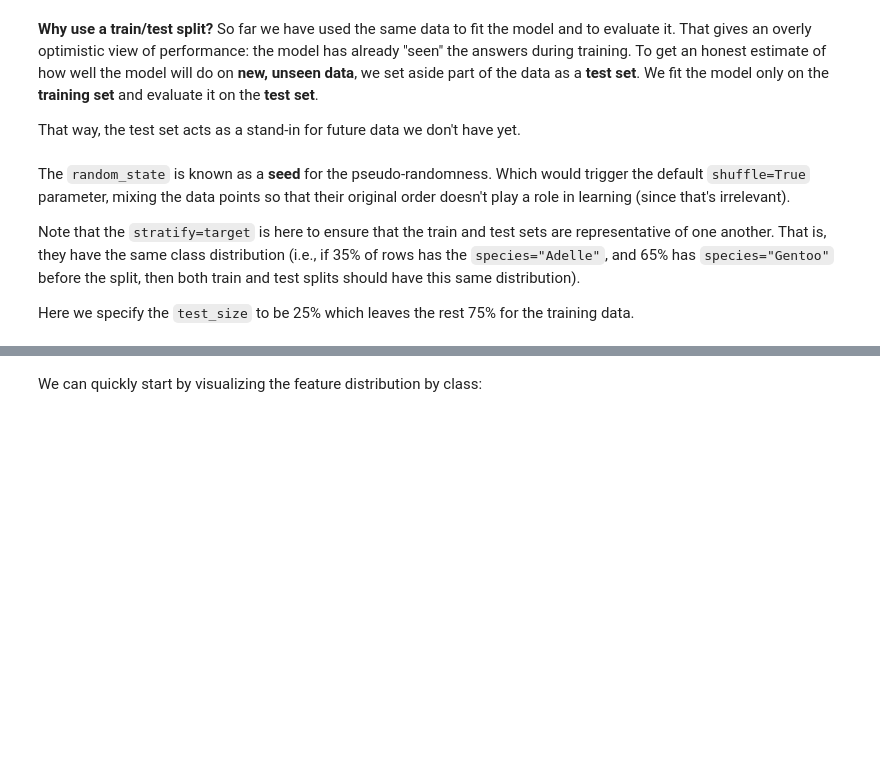
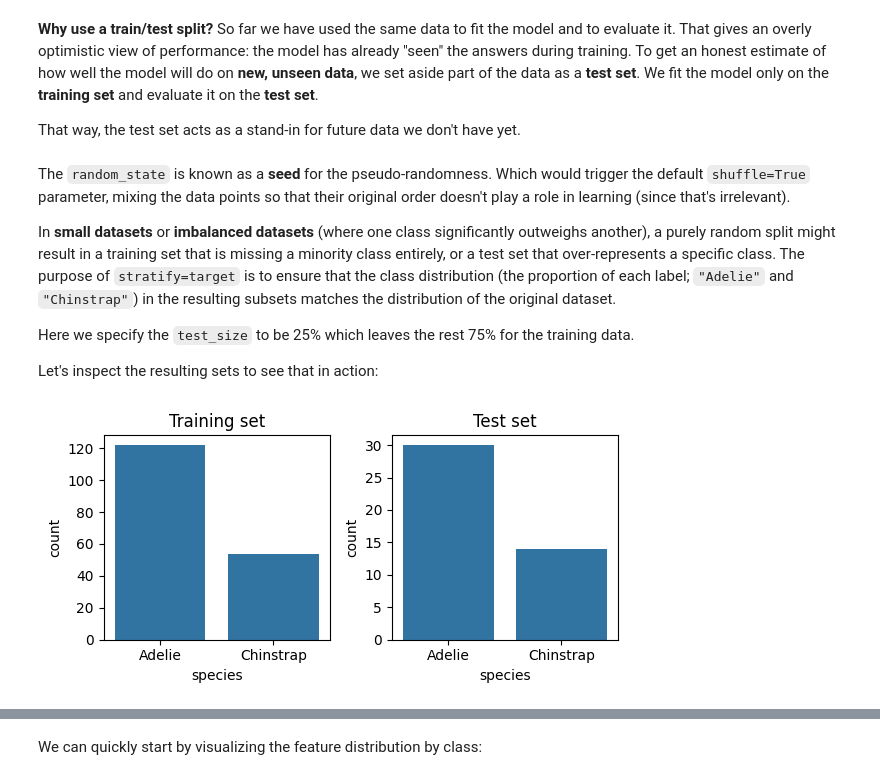
Before and after one commit to HassanAlgoz/machine-learning-python, a Jupyter notebook: content/modules/M1/lessons/03_lab_linear_models.ipynb, the cells around one changed output, grey strips where cells are left out. Drawn from its saved outputs; the diff is of its cells as text; code cells hidden in the pictures; blank space fills up the shorter version.

Commit message:
M5: remove stratification; and explain it the first time the train_test_split is mentioned

```diff
--- a/content/modules/M1/lessons/03_lab_linear_models.ipynb
+++ b/content/modules/M1/lessons/03_lab_linear_models.ipynb
@@ -191,13 +191,26 @@ from sklearn.model_selection import train_test_split
 
 X_train, X_test, y_train, y_test = train_test_split(
     data, target,
-    test_size=0.25,
+    test_size=0.20,
     random_state=42,
     stratify=target
 )
 # %% [markdown]
 The `random_state` is known as a **seed** for the pseudo-randomness. Which would trigger the default `shuffle=True` parameter, mixing the data points so that their original order doesn't play a role in learning (since that's irrelevant).
 
-Note that the `stratify=target` is here to ensure that the train and test sets are representative of one another. That is, they have the same class distribution (i.e., if 35% of rows has the `species="Adelle"`, and 65% has `species="Gentoo"` before the split, then both train and test splits should have this same distribution).
+In **small datasets** or **imbalanced datasets** (where one class significantly outweighs another), a purely random split might result in a training set that is missing a minority class entirely, or a test set that over-represents a specific class. The purpose of  `stratify=target` is to ensure that the class distribution (the proportion of each label; `"Adelie"` and `"Chinstrap"`) in the resulting subsets matches the distribution of the original dataset.
 
 Here we specify the `test_size` to be 25% which leaves the rest 75% for the training data.
+
+Let's inspect the resulting sets to see that in action:
+# %%
+fig, ax = plt.subplots(1, 2, figsize=(6, 3))
+
+sns.countplot(x=y_train, ax=ax[0], color=sns.color_palette()[0])
+sns.countplot(x=y_test, ax=ax[1], color=sns.color_palette()[0])
+ax[0].set_title("Training set")
+ax[1].set_title("Test set")
+plt.tight_layout()
+plt.show()
+# %% [output]
+[figure, added]
```
Also changed, not shown: parts of 2 cells of this notebook, 6 other files.
